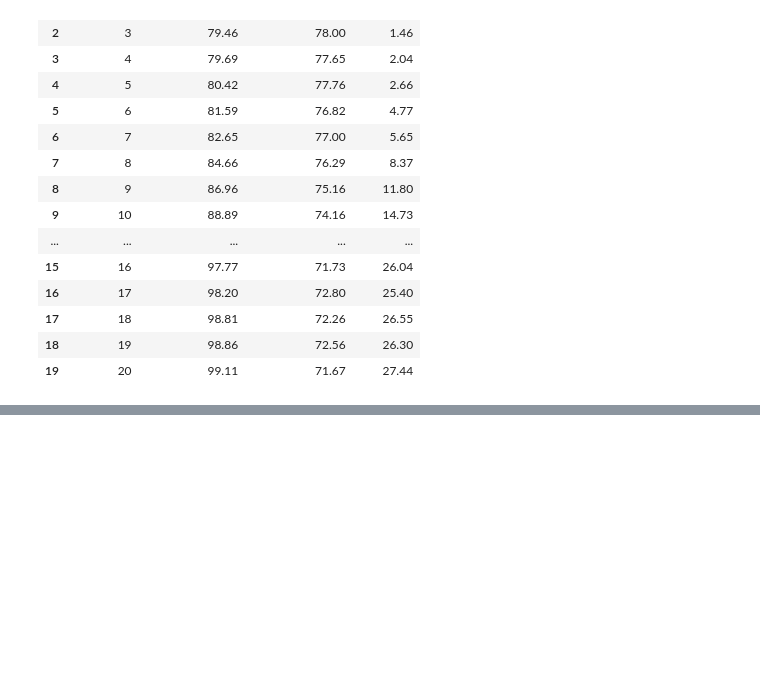
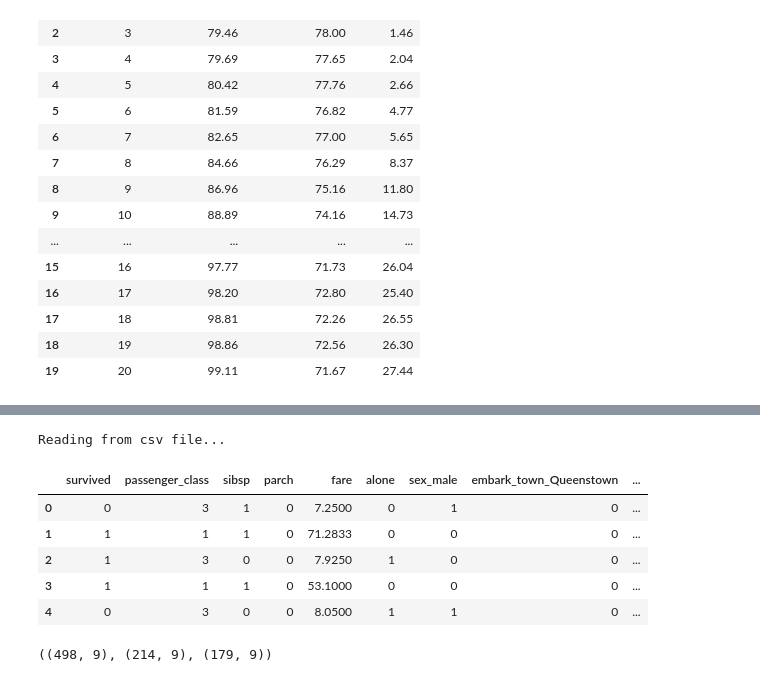
Before and after one commit to BraedenWright/classification-exercises, a Jupyter notebook: model.ipynb, the cells around one changed output, grey strips where cells are left out. Drawn from its saved outputs; the diff is of its cells as text; code cells hidden in the pictures; blank space fills up the shorter version.

```diff
--- a/model.ipynb
+++ b/model.ipynb
@@ -914,0 +919,30 @@ df.transpose()
+# %%
+# Titanic Dataset
+
+df = aq.get_titanic_data()
+# %% [output]
+Reading from csv file...
+# %%
+df = pp.prep_titanic(df)
+df = df.drop(columns=['sex', 'embark_town'])
+df.head()
+# %% [output]
+|  | survived | passenger_class | sibsp | parch | fare | alone | sex_male | embark_town_Queenstown | ... |
+| 0 | 0 | 3 | 1 | 0 | 7.2500 | 0 | 1 | 0 | ... |
+| 1 | 1 | 1 | 1 | 0 | 71.2833 | 0 | 0 | 0 | ... |
+| 2 | 1 | 3 | 0 | 0 | 7.9250 | 1 | 0 | 0 | ... |
+| 3 | 1 | 1 | 1 | 0 | 53.1000 | 0 | 0 | 0 | ... |
+| 4 | 0 | 3 | 0 | 0 | 8.0500 | 1 | 1 | 0 | ... |
+# %%
+train, test = train_test_split(df,
+                               train_size = 0.8,
+                               random_state=9337)
+
+train, validate = train_test_split(train,
+                                  train_size = 0.7,
+                                  random_state=9337)
+
+
+train.shape, validate.shape, test.shape
+# %% [output]
+((498, 9), (214, 9), (179, 9))
```
Also changed, not shown: parts of 53 cells of this notebook.
